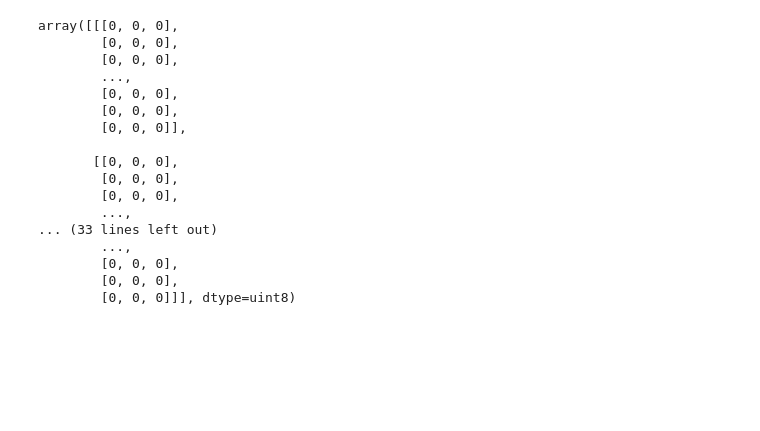
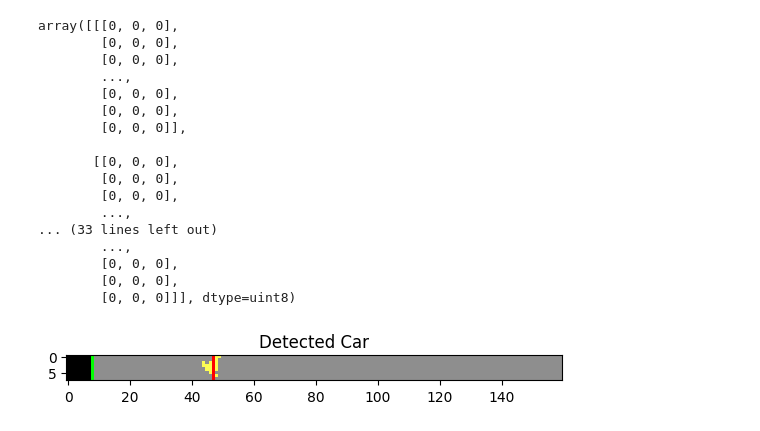
Before and after one commit to mpilligua/Project_RL, a Jupyter notebook: Freeway.ipynb, the cells around one changed output. Cells and saved outputs as stored; diff of their text form; code cells hidden in the pictures; blank space fills up the shorter version.

```diff
--- a/Freeway.ipynb
+++ b/Freeway.ipynb
@@ -51,3 +51,6 @@ array([[[0, 0, 0],
         [0, 0, 0],
         [0, 0, 0],
         [0, 0, 0]]], dtype=uint8)
+# %%
+array, _, _, _, _ = env.step(1)
+array
@@ -80 +101,10 @@ import numpy
 np.save("freeway.npy", array)
+# %%
+import matplotlib.pyplot as plt
+import numpy as np
+# array = np.load("ss-freeway.npy")
+
+roads = [183, 167, 151, 135, 119, 103, 87, 71, 55, 39, 23]
+# %%
+cars_bottom = np.array(roads[:-1])-4
+cars_top = np.array(roads[1:])+5
@@ -80,0 +167,43 @@ np.save("freeway.npy", array)
+# %%
+def detect_cars_and_directions(array, cars_top, cars_bottom, index):
+    detected_car = array[cars_top[index]:cars_bottom[index]+1, :, :].copy()
+
+    # Define the road color
+    color_road = [142, 142, 142]
+
+    # Create a boolean mask for pixels matching the road color
+    bbox = np.all(detected_car == color_road, axis=2)  # Shape: (H, 160)
+
+    # Define the pattern to search
+    pattern2search = np.array([True, False, False, False, False, False, False, True])
+
+    # Find columns where the pattern matches
+    found = np.all(bbox == pattern2search.reshape(-1, 1), axis=0)
+
+    # Slide the found pattern to check for the reverse direction
+    slided_found = np.concatenate([[False], found[:-1]])
+
+    # Combine the mask with the road alignment
+    all_road = np.all(bbox, axis=0)
+    slided_found = np.logical_and(all_road, slided_found)
+    slided_found = np.concatenate([slided_found[1:], [False]])
+
+    # Determine car direction:
+    # - 1 indicates car moving left, 2 indicates car moving right
+    cars_and_direction = found.astype(int) + slided_found.astype(int)
+
+    return cars_and_direction
+
+index = 0  # Analyzing the first car region
+result = detect_cars_and_directions(array, cars_top, cars_bottom, index)
+
+# Visualizing the detected car directions
+detected_car = array[cars_top[index]:cars_bottom[index] + 1, :, :].copy()
+detected_car[:, result == 1] = [255, 0, 0]  # Red for left
+detected_car[:, result == 2] = [0, 255, 0]  # Green for right
+
+plt.imshow(detected_car)
+plt.title('Detected Car')
+plt.show()
+# %% [output]
+[figure, added]
```
Also changed, not shown: parts of 16 cells of this notebook.
